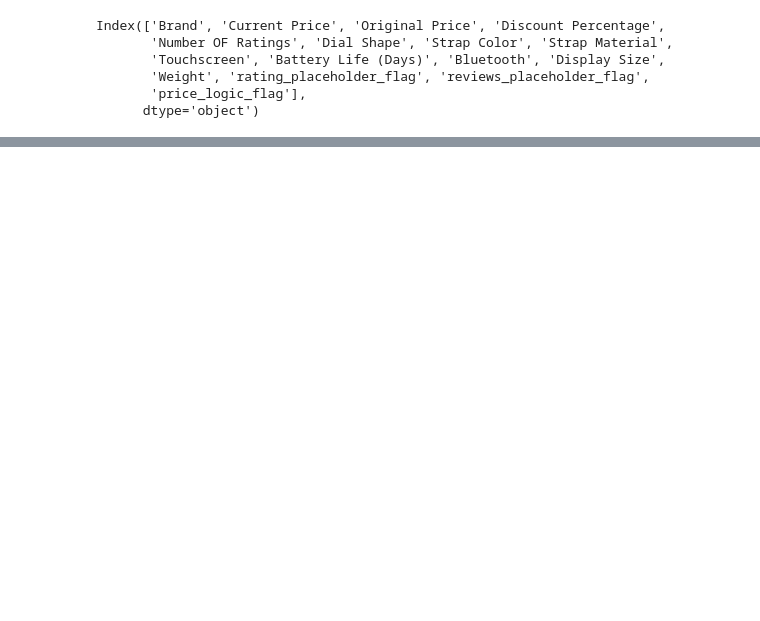
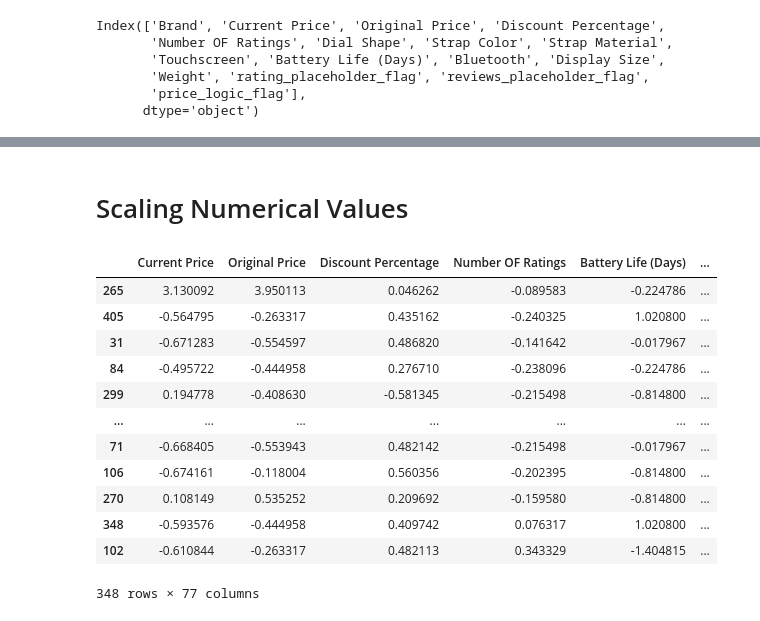
Before and after one commit to kushneek/smartwatch-rating-prediction, a Jupyter notebook: notebooks/Preprocessing_Feature_Engineering.ipynb, the cells around one changed output, grey strips where cells are left out. Saved outputs shown, nothing was run; the diff lists cells and outputs as text; code cells hidden in the pictures; blank space fills up the shorter version.

```diff
--- a/notebooks/Preprocessing_Feature_Engineering.ipynb
+++ b/notebooks/Preprocessing_Feature_Engineering.ipynb
@@ -39,0 +147,23 @@ No. of numerical columns:  3
+# %% [markdown]
+# Scaling Numerical Values
+# %%
+scaler=StandardScaler()
+# %%
+X_train[numerical_columns]=scaler.fit_transform(X_train[numerical_columns])
+X_test[numerical_columns]=scaler.transform(X_test[numerical_columns])
+# %%
+X_train
+# %% [output]
+|  | Current Price | Original Price | Discount Percentage | Number OF Ratings | Battery Life (Days) | ... |
+| 265 | 3.130092 | 3.950113 | 0.046262 | -0.089583 | -0.224786 | ... |
+| 405 | -0.564795 | -0.263317 | 0.435162 | -0.240325 | 1.020800 | ... |
+| 31 | -0.671283 | -0.554597 | 0.486820 | -0.141642 | -0.017967 | ... |
+| 84 | -0.495722 | -0.444958 | 0.276710 | -0.238096 | -0.224786 | ... |
+| 299 | 0.194778 | -0.408630 | -0.581345 | -0.215498 | -0.814800 | ... |
+| ... | ... | ... | ... | ... | ... | ... |
+| 71 | -0.668405 | -0.553943 | 0.482142 | -0.215498 | -0.017967 | ... |
+| 106 | -0.674161 | -0.118004 | 0.560356 | -0.202395 | -0.814800 | ... |
+| 270 | 0.108149 | 0.535252 | 0.209692 | -0.159580 | -0.814800 | ... |
+| 348 | -0.593576 | -0.444958 | 0.409742 | 0.076317 | 1.020800 | ... |
+| 102 | -0.610844 | -0.263317 | 0.482113 | 0.343329 | -1.404815 | ... |
+348 rows × 77 columns
```
Also changed, not shown: parts of 17 cells of this notebook, 4 other files.
